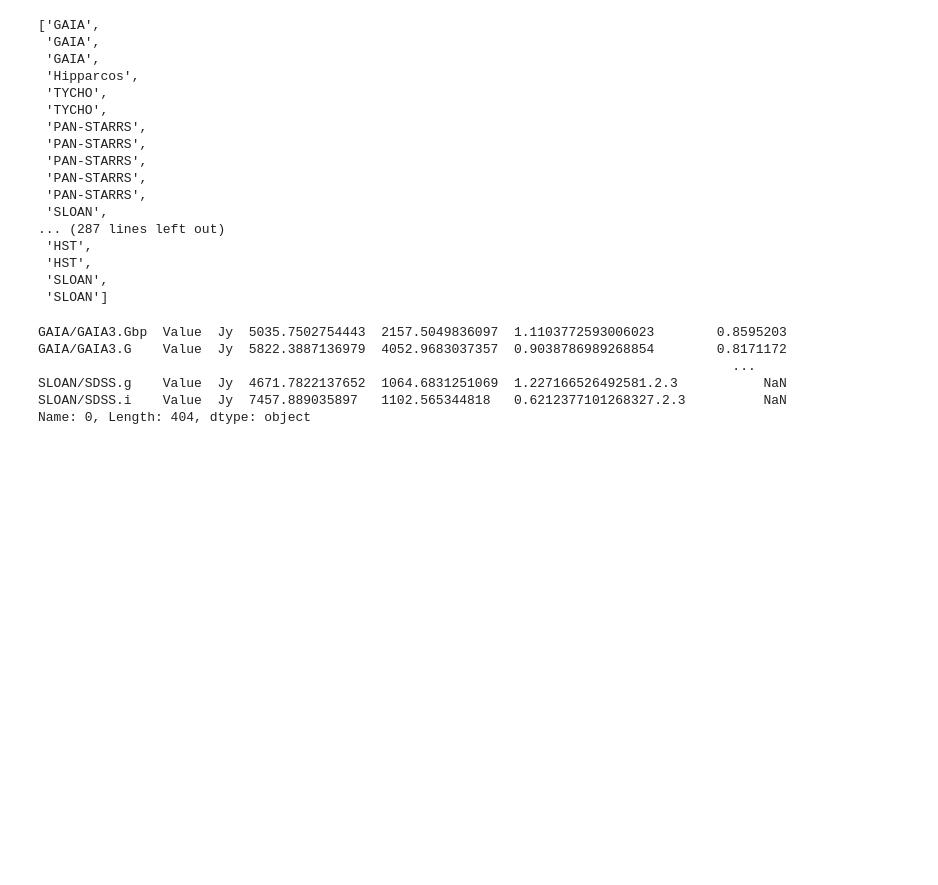
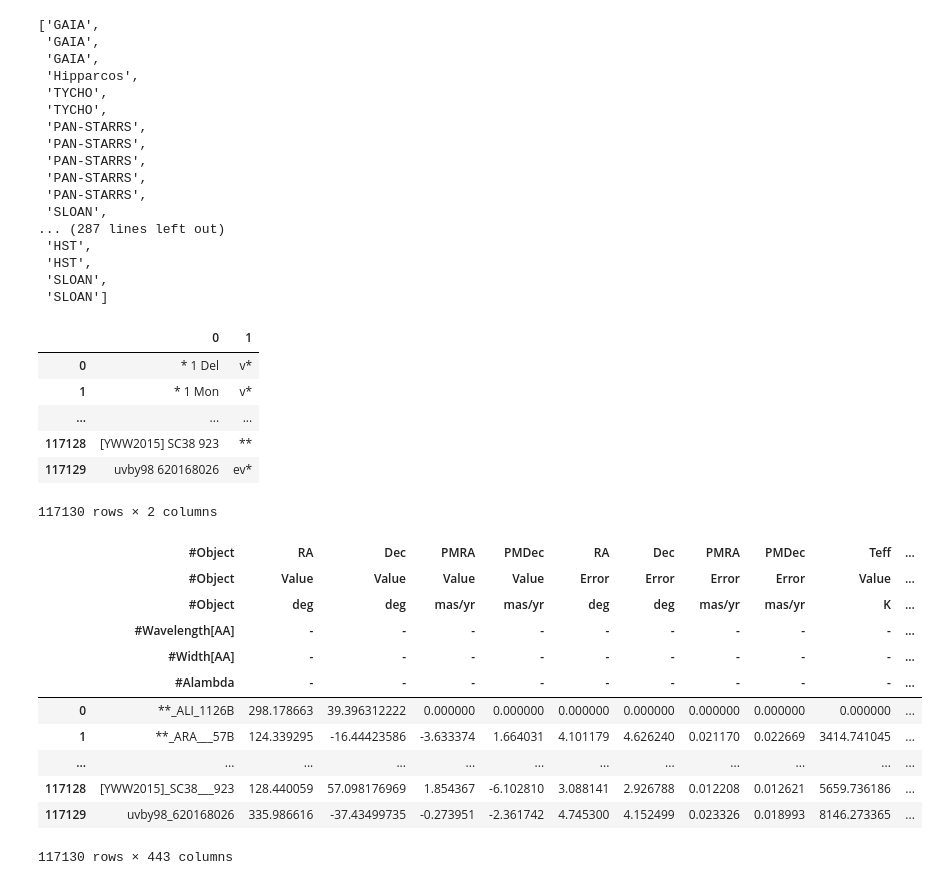
Before and after one commit to EmmaAlexander/EXPLORE, a Jupyter notebook: classifystars.ipynb, the cells around one changed output. Drawn from its saved outputs; the diff is of its cells as text; code cells hidden in the pictures; blank space fills up the shorter version.

```diff
--- a/classifystars.ipynb
+++ b/classifystars.ipynb
@@ -297,11 +297,28 @@ band_labels
 # %%
 test=features_all.iloc[0,21:-18]
 # %%
-test
+labels
 # %% [output]
+|  | 0 | 1 |
+| 0 | * 1 Del | v* |
+| 1 | * 1 Mon | v* |
+| ... | ... | ... |
+| 117128 | [YWW2015] SC38 923 | ** |
+| 117129 | uvby98 620168026 | ev* |
-GAIA/GAIA3.Gbp  Value  Jy  5035.7502754443  2157.5049836097  1.1103772593006023        0.8595203
-GAIA/GAIA3.G    Value  Jy  5822.3887136979  4052.9683037357  0.9038786989268854        0.8171172
-                                                                                         ...
-SLOAN/SDSS.g    Value  Jy  4671.7822137652  1064.6831251069  1.227166526492581.2.3           NaN
-SLOAN/SDSS.i    Value  Jy  7457.889035897   1102.565344818   0.6212377101268327.2.3          NaN
-Name: 0, Length: 404, dtype: object
+117130 rows × 2 columns
+# %%
+features_all_sorted=features_all.sort_values(features_all.columns[0]).reset_index(drop=True)
+features_all_sorted
+# %% [output]
+|  | #Object | RA | Dec | PMRA | PMDec | RA | Dec | PMRA | PMDec | Teff | ... |
+|  | #Object | Value | Value | Value | Value | Error | Error | Error | Error | Value | ... |
+|  | #Object | deg | deg | mas/yr | mas/yr | deg | deg | mas/yr | mas/yr | K | ... |
+|  | #Wavelength[AA] | - | - | - | - | - | - | - | - | - | ... |
+|  | #Width[AA] | - | - | - | - | - | - | - | - | - | ... |
+|  | #Alambda | - | - | - | - | - | - | - | - | - | ... |
+| 0 | **_ALI_1126B | 298.178663 | 39.396312222 | 0.000000 | 0.000000 | 0.000000 | 0.000000 | 0.000000 | 0.000000 | 0.000000 | ... |
+| 1 | **_ARA___57B | 124.339295 | -16.44423586 | -3.633374 | 1.664031 | 4.101179 | 4.626240 | 0.021170 | 0.022669 | 3414.741045 | ... |
+| ... | ... | ... | ... | ... | ... | ... | ... | ... | ... | ... | ... |
+| 117128 | [YWW2015]_SC38___923 | 128.440059 | 57.098176969 | 1.854367 | -6.102810 | 3.088141 | 2.926788 | 0.012208 | 0.012621 | 5659.736186 | ... |
+| 117129 | uvby98_620168026 | 335.986616 | -37.43499735 | -0.273951 | -2.361742 | 4.745300 | 4.152499 | 0.023326 | 0.018993 | 8146.273365 | ... |
+117130 rows × 443 columns
```
Also changed, not shown: parts of 7 cells of this notebook, 22 other files.
